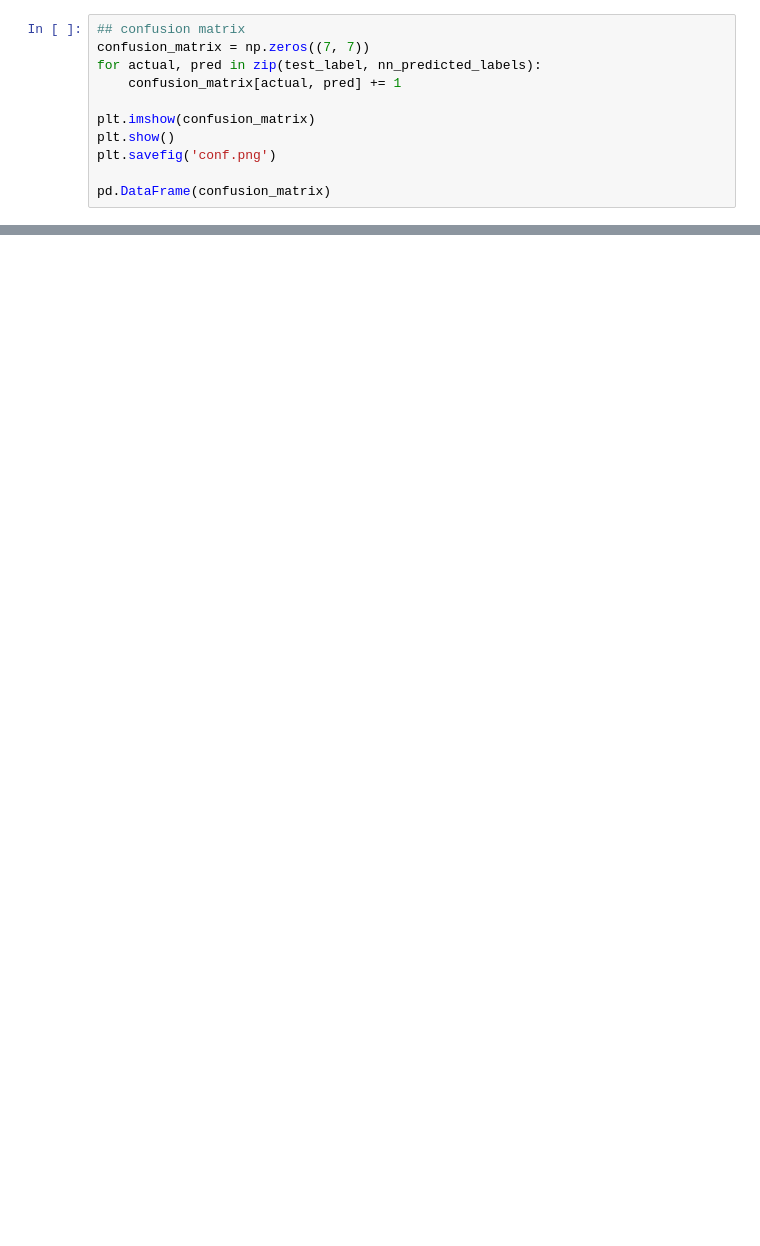
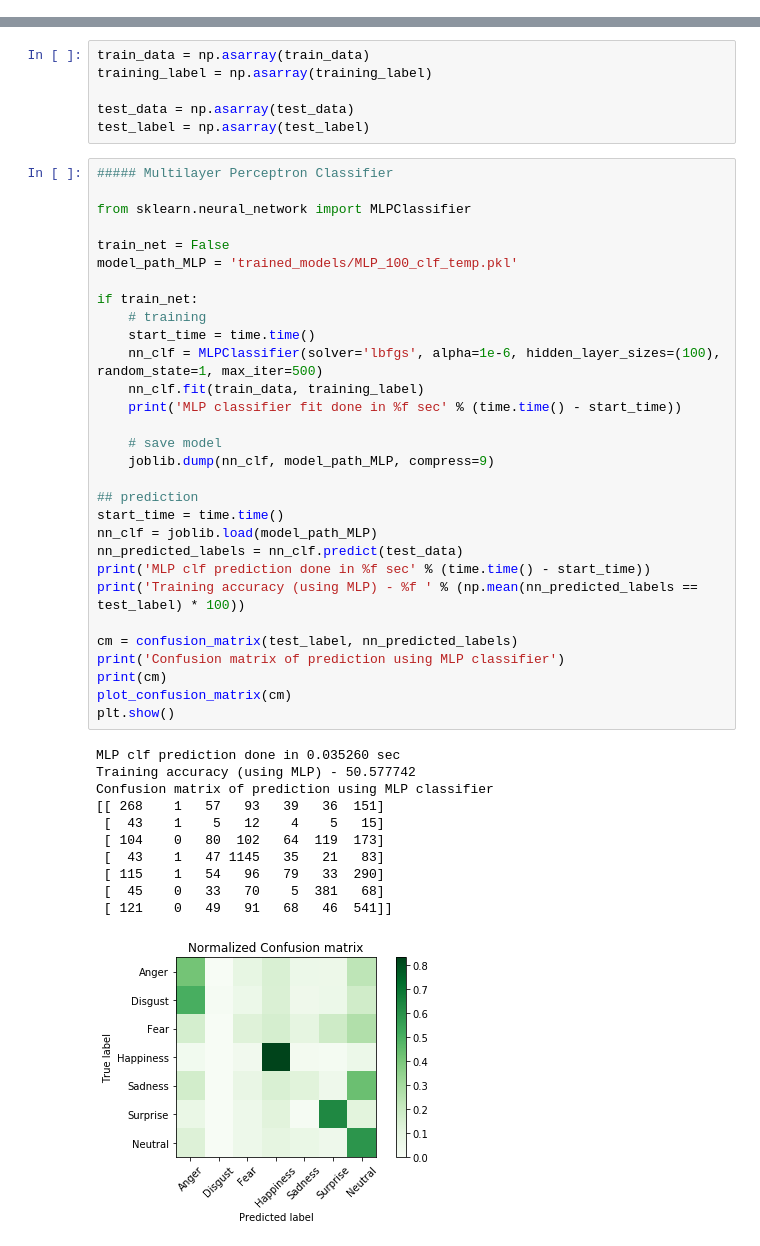
Before and after one commit to vinayakvivek/Facial-Expression-Recognition, a Jupyter notebook: feature_extract.ipynb, the cells around one changed output, grey strips where cells are left out. Saved outputs shown, nothing was run; the diff lists cells and outputs as text; blank space fills up the shorter version.

Commit message:
Used MLP and XGB classifiers with CK+ dataset --> good result

```diff
--- a/feature_extract.ipynb
+++ b/feature_extract.ipynb
@@ -224,11 +243,0 @@ print('Training accuracy (using MLP) - ', np.mean(nn_predicted_labels == test_la
-# %%
-## confusion matrix
-confusion_matrix = np.zeros((7, 7))
-for actual, pred in zip(test_label, nn_predicted_labels):
-    confusion_matrix[actual, pred] += 1
-
-plt.imshow(confusion_matrix)
-plt.show()
-plt.savefig('conf.png')
-
-pd.DataFrame(confusion_matrix)
@@ -300,0 +244,48 @@ Normalized confusion matrix
+# %%
+train_data = np.asarray(train_data)
+training_label = np.asarray(training_label)
+
+test_data = np.asarray(test_data)
+test_label = np.asarray(test_label)
+# %%
+##### Multilayer Perceptron Classifier
+
+from sklearn.neural_network import MLPClassifier
+
+train_net = False
+model_path_MLP = 'trained_models/MLP_100_clf_temp.pkl'
+
+if train_net:
+    # training
+    start_time = time.time()
+    nn_clf = MLPClassifier(solver='lbfgs', alpha=1e-6, hidden_layer_sizes=(100), random_state=1, max_iter=500)
+    nn_clf.fit(train_data, training_label)
+    print('MLP classifier fit done in %f sec' % (time.time() - start_time))
+
+    # save model
+    joblib.dump(nn_clf, model_path_MLP, compress=9)
+
+## prediction
+start_time = time.time()
+nn_clf = joblib.load(model_path_MLP)
+nn_predicted_labels = nn_clf.predict(test_data)
+print('MLP clf prediction done in %f sec' % (time.time() - start_time))
+print('Training accuracy (using MLP) - %f ' % (np.mean(nn_predicted_labels == test_label) * 100))
+
+cm = confusion_matrix(test_label, nn_predicted_labels)
+print('Confusion matrix of prediction using MLP classifier')
+print(cm)
+plot_confusion_matrix(cm)
+plt.show()
+# %% [output]
+MLP clf prediction done in 0.035260 sec
+Training accuracy (using MLP) - 50.577742
+Confusion matrix of prediction using MLP classifier
+[[ 268    1   57   93   39   36  151]
+ [  43    1    5   12    4    5   15]
+ [ 104    0   80  102   64  119  173]
+ [  43    1   47 1145   35   21   83]
+ [ 115    1   54   96   79   33  290]
+ [  45    0   33   70    5  381   68]
+ [ 121    0   49   91   68   46  541]]
+[figure, added]
```
Also changed, not shown: parts of 21 cells of this notebook, 27 other files.
